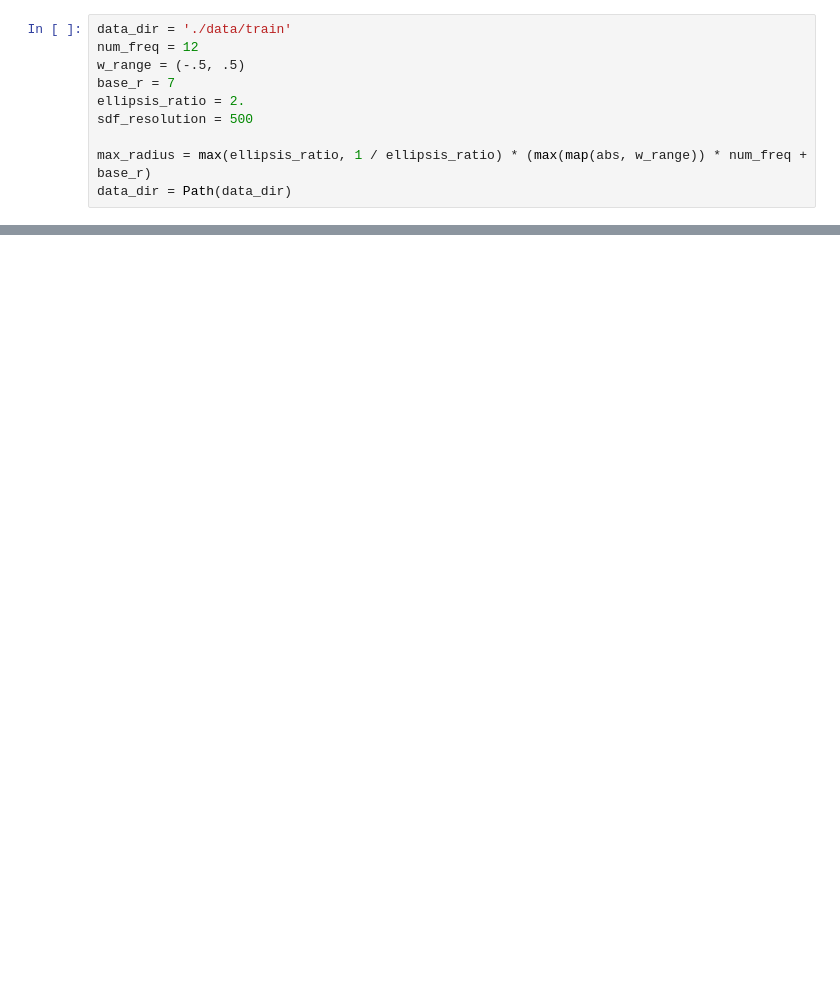
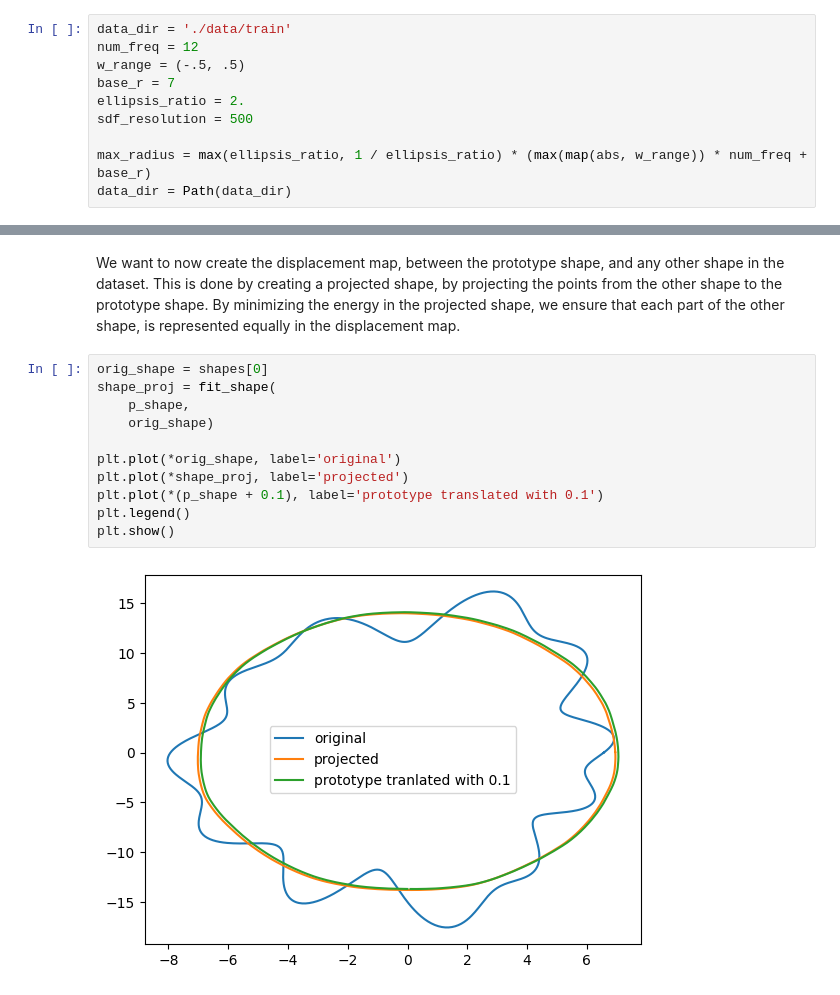
Before and after one commit to nielsenchristianole/displacement-poc, a Jupyter notebook: main.ipynb, the cells around one changed output, grey strips where cells are left out. Cells and saved outputs as stored; diff of their text form; blank space fills up the shorter version.

```diff
--- a/main.ipynb
+++ b/main.ipynb
@@ -38,0 +82,15 @@ plt.show()
+# %% [markdown]
+We want to now create the displacement map, between the prototype shape, and any other shape in the dataset. This is done by creating a projected shape, by projecting the points from the other shape to the prototype shape. By minimizing the energy in the projected shape, we ensure that each part of the other shape, is represented equally in the displacement map.
+# %%
+orig_shape = shapes[0]
+shape_proj = fit_shape(
+    p_shape,
+    orig_shape)
+
+plt.plot(*orig_shape, label='original')
+plt.plot(*shape_proj, label='projected')
+plt.plot(*(p_shape + 0.1), label='prototype translated with 0.1')
+plt.legend()
+plt.show()
+# %% [output]
+[figure, added]
```
Also changed, not shown: parts of 13 cells of this notebook, 1 other file.
